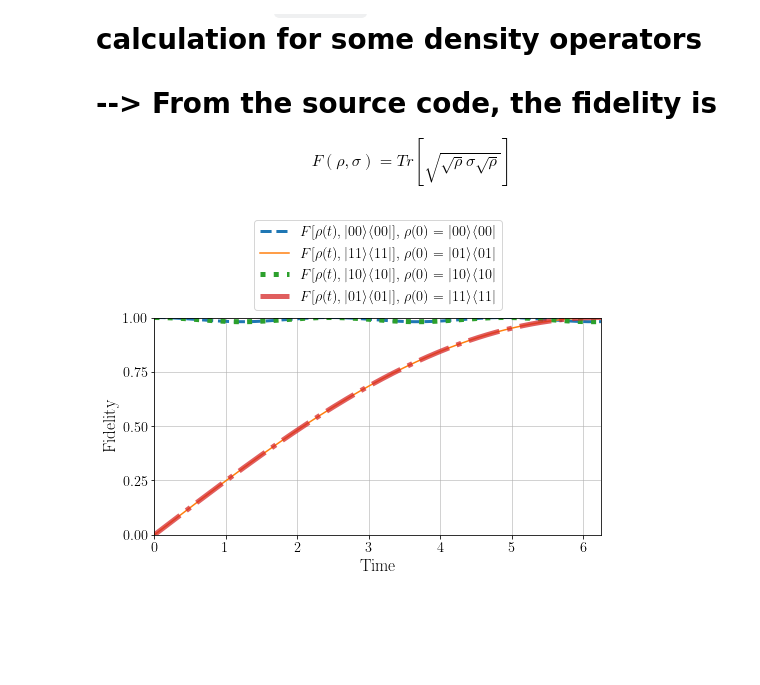
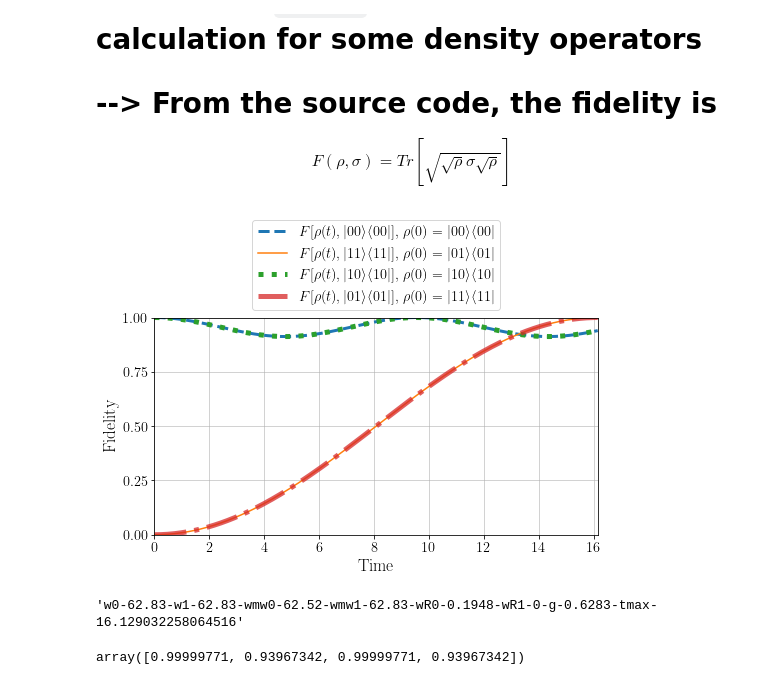
Before and after one commit to jam31118/kias-snu-winter-camp-2022, a Jupyter notebook: driven-two-interacting-qubit/driven-two-interacting-qubits.ipynb, the cells around one changed output. Drawn from its saved outputs; the diff is of its cells as text; code cells hidden in the pictures; blank space fills up the shorter version.

```diff
--- a/driven-two-interacting-qubit/driven-two-interacting-qubits.ipynb
+++ b/driven-two-interacting-qubit/driven-two-interacting-qubits.ipynb
@@ -24,15 +24,19 @@ w0 = 10 * 2 * np.pi # qubit frequency
 w1 = 10 * 2 * np.pi
 
 # J01 = 0.
-J_ratio = 0.01 # 0.005 # 0.01
-J = J_ratio * min(w0,w1) # 0. # J01 # 0.
-assert J >= 0.
+# J_ratio = 0.01 # 0.005 # 0.01
+# J = J_ratio * min(w0,w1) # 0. # J01 # 0.
+# assert J >= 0.
 
-Omega_2J_ratio = 0.4 # 0.3 # 0.2 # 0.1 # 0.05 # 0.1
-Omega = Omega_2J_ratio * 2*J
+g_ratio = 0.01
+g = g_ratio * min(w0,w1)
 
-g = - J
-del0 = - 2.*g
+# Omega_2J_ratio = 0.4 # 0.3 # 0.2 # 0.1 # 0.05 # 0.1
+# Omega = Omega_2J_ratio * 2*J
+Omega = 0.31 * g
+
+# g = - J
+del0 = g/2. # - 2.*g
 del1 = 0.
 
 
@@ -121,7 +125,8 @@ options = Options(nsteps=20000)
 H0 = tensor([zero,zero])
 for j in range(N):
     H0 += (w[j]-wmw[j]) * (sigzlist[j]/2.) # + wR[j] * (sigxlist[j]/2.)
-H0 += (- J) * sigzsigz
+# H0 += (- J) * sigzsigz
+H0 += (-g) * sigzsigz/(2*2)
 
 Hdrive = tensor([zero,zero])
 for j in range(N):
@@ -374,51 +376,67 @@ fidel_10_10_from_10_10 = np.real(res_10_10.expect)
 $$
 F(\rho,\sigma) = Tr\left[\sqrt{\sqrt{\rho}\sigma\sqrt{\rho}}\right]
 $$
+# %%
+fidel_stack = np.empty((4,t.size))
+fidel_stack[0,:] = fidel_11_11_from_01_01
+fidel_stack[1,:] = fidel_10_10_from_10_10
+fidel_stack[2,:] = fidel_01_01_from_11_11
+fidel_stack[3,:] = fidel_00_00_from_00_00
+# %%
+sq_fidel_stack = np.square(fidel_stack)
 # %%
 fig, ax = plt.subplots(ncols=1, figsize=(7,5), constrained_layout=True,
 #                          gridspec_kw=dict(width_ratios=[3,1])
                       )
 
 # ax = axes[0]
-l_00_from_00, = ax.plot(t, fidel_00_00_from_00_00, lw=3, ls='--')
-l_11_from_01, = ax.plot(t, fidel_11_11_from_01_01)
-l_10_from_10, = ax.plot(t, fidel_10_10_from_10_10, lw=5, ls=':')
-l_01_from_11, = ax.plot(t, fidel_01_01_from_11_11, lw=5, ls='-.', alpha=0.75)
+l_00_from_00, = ax.plot(t, sq_fidel_stack[3,:], lw=3, ls='--')
+l_11_from_01, = ax.plot(t, sq_fidel_stack[0,:])
+l_10_from_10, = ax.plot(t, sq_fidel_stack[1,:], lw=5, ls=':')
+l_01_from_11, = ax.plot(t, sq_fidel_stack[2,:], lw=5, ls='-.', alpha=0.75)
 ax.set_xlim(t[[0,-1]])
 ax.set_xlabel(r"Time")
 ax.set_ylabel("Fidelity")
 ax.legend(
     [l_00_from_00, l_11_from_01, l_10_from_10, l_01_from_11],
     [r"$F[\rho(t), |00\rangle\langle 00|]$, $\rho(0)=|00\rangle\langle 00|$",
      r"$F[\rho(t), |11\rangle\langle 11|]$, $\rho(0)=|01\rangle\langle 01|$",
      r"$F[\rho(t), |10\rangle\langle 10|]$, $\rho(0)=|10\rangle\langle 10|$",
      r"$F[\rho(t), |01\rangle\langle 01|]$, $\rho(0)=|11\rangle\langle 11|$"
     ],
     loc='lower center',
     bbox_to_anchor=(0.5,1)
 )
 ax.yaxis.set_ticks([0,0.25,0.5,0.75,1])
 ax.grid(True, alpha=0.75, lw=0.75)
 ax.set_axisbelow(True)
 
 
 # l_10_from_10.set_visible(False)
 # l_11_from_01.set_visible(False)
 # l_01_from_11.set_visible(False)
 ax.set_ylim(0,1)
 
 
 # ax = axes[1]
 # ax.hlines(eigvals, 0, 1, color='k', lw=1.)
 # for eigval, label in zip(eigvals_ana, eigvals_labels_sorted):
 #     ax.text(1.02, eigval, fr"$|{label}\rangle$", va='center', ha='left', fontsize='large')
 # ax.set_xlim(-0.1,1.4)
 # ax.set_ylabel("Energy")
 # ax.xaxis.set_ticks([])
 
-# fig.savefig(f"fidelities-test-042-{params}.svg")
+# fig.savefig(f"fidelities-test-044-{params}.svg")
 # %% [output]
-[figure, old version]
+[figure, new version]
+# %%
+params
+# %% [output]
+'w0-62.83-w1-62.83-wmw0-62.52-wmw1-62.83-wR0-0.1948-wR1-0-g-0.6283-tmax-16.129032258064516'
+# %%
+sq_fidel_stack[:,-1]
+# %% [output]
+array([0.99999771, 0.93967342, 0.99999771, 0.93967342])
 # %%
 fidel_11_11_from_01_01.max()
 # %%
```
Also changed, not shown: parts of 26 cells of this notebook.
